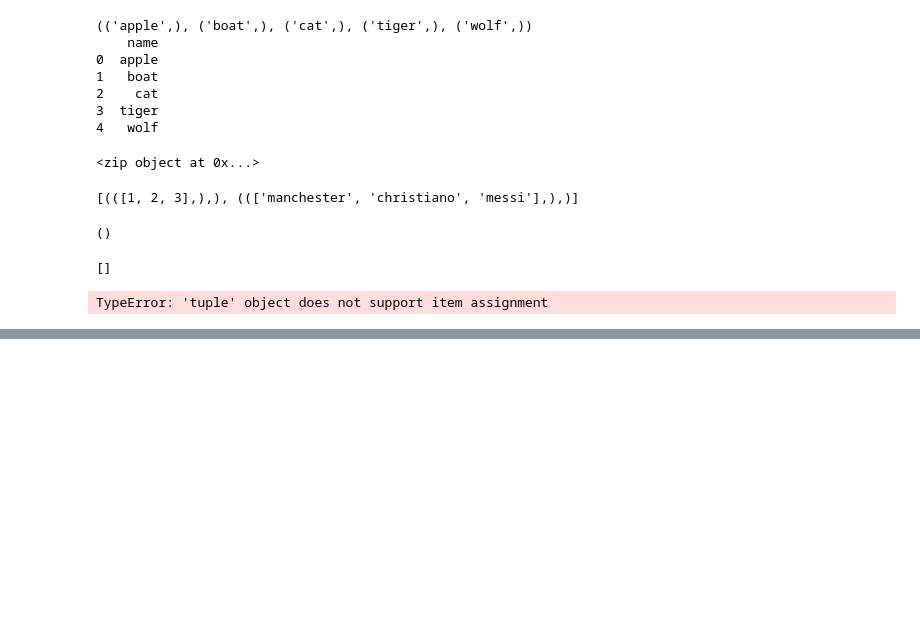
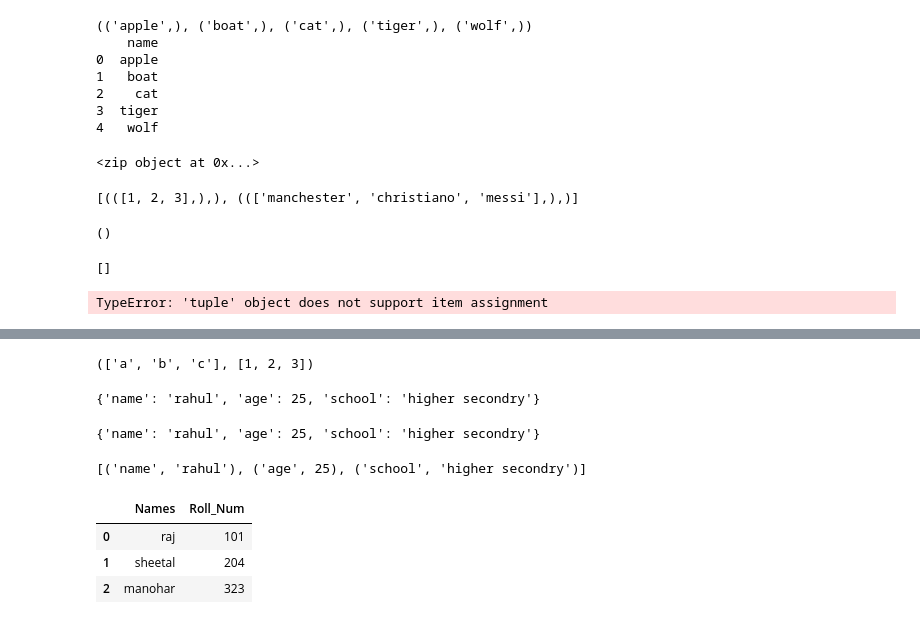
Before and after one commit to gurudattamanpreet/Practice, a Jupyter notebook: Shiv_Concept_Class1.ipynb, the cells around one changed output, grey strips where cells are left out. Cells and saved outputs as stored; diff of their text form; code cells hidden in the pictures; blank space fills up the shorter version.

```diff
--- a/Shiv_Concept_Class1.ipynb
+++ b/Shiv_Concept_Class1.ipynb
@@ -486,0 +492,31 @@ TypeError: 'tuple' object does not support item assignment
+# %%
+d1=(['a','b','c'],[1,2,3])
+print(d1)
+# %% [output]
+(['a', 'b', 'c'], [1, 2, 3])
+# %%
+f={'name':'rahul','age':25,'school':'higher secondry'}
+print(f)
+# %% [output]
+{'name': 'rahul', 'age': 25, 'school': 'higher secondry'}
+# %%
+d=dict(zip(['name','age','school'], ['rahul',25,'higher secondry']))
+print(d)
+# %% [output]
+{'name': 'rahul', 'age': 25, 'school': 'higher secondry'}
+# %%
+w=list(zip(['name','age','school'], ['rahul',25,'higher secondry']))
+print(w)
+# %% [output]
+[('name', 'rahul'), ('age', 25), ('school', 'higher secondry')]
+# %%
+names=['raj','sheetal','manohar']
+roll_num=[101,204,323]
+# %%
+data=dict(zip(names,roll_num))
+pd.DataFrame(data.items(), columns=['Names','Roll_Num'])
+# %% [output]
+|  | Names | Roll_Num |
+| 0 | raj | 101 |
+| 1 | sheetal | 204 |
+| 2 | manohar | 323 |
```
Also changed, not shown: parts of 2 cells of this notebook.
